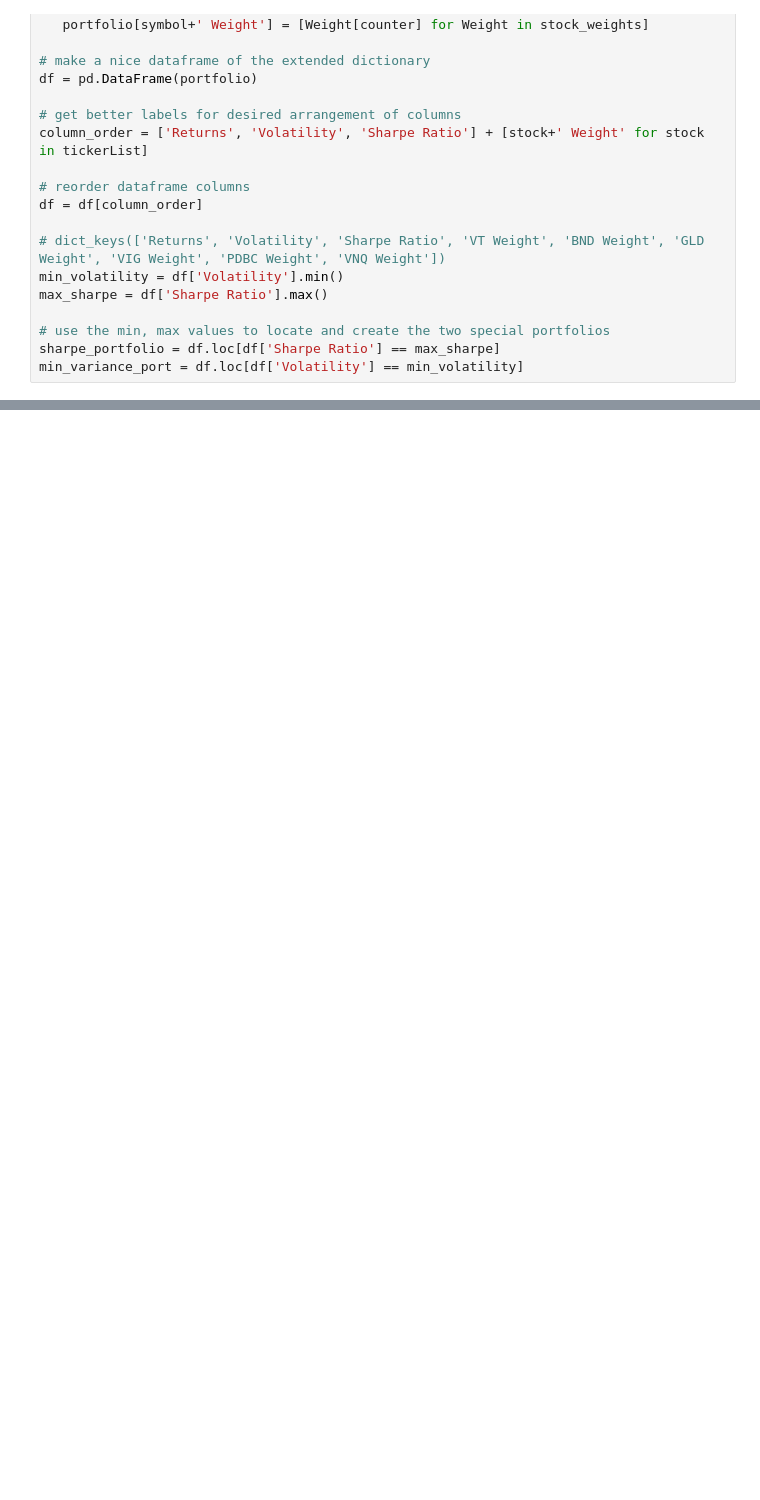
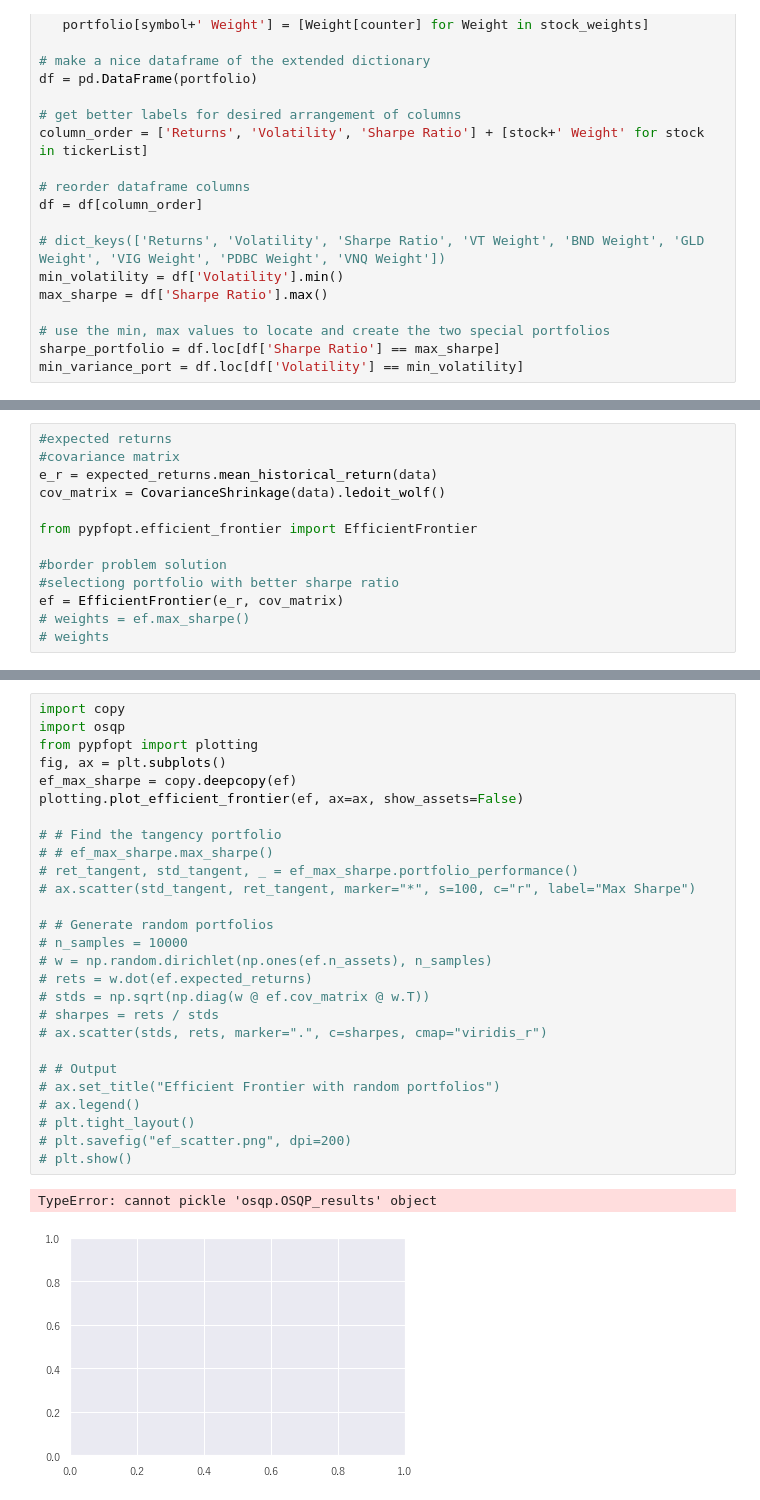
Before and after one commit to jyonsi/mycollection, a Jupyter notebook: my_effienct_frontier.ipynb, the cells around one changed output, grey strips where cells are left out. Saved outputs shown, nothing was run; the diff lists cells and outputs as text; blank space fills up the shorter version.

```diff
--- a/my_effienct_frontier.ipynb
+++ b/my_effienct_frontier.ipynb
@@ -150,0 +203,13 @@ sns.heatmap(data.corr(),annot=True, fmt="1.1f")
+# %%
+#expected returns
+#covariance matrix
+e_r = expected_returns.mean_historical_return(data)
+cov_matrix = CovarianceShrinkage(data).ledoit_wolf()
+
+from pypfopt.efficient_frontier import EfficientFrontier
+
+#border problem solution
+#selectiong portfolio with better sharpe ratio
+ef = EfficientFrontier(e_r, cov_matrix)
+# weights = ef.max_sharpe()
+# weights
@@ -150,0 +228,30 @@ sns.heatmap(data.corr(),annot=True, fmt="1.1f")
+# %%
+import copy
+import osqp
+from pypfopt import plotting
+fig, ax = plt.subplots()
+ef_max_sharpe = copy.deepcopy(ef)
+plotting.plot_efficient_frontier(ef, ax=ax, show_assets=False)
+
+# # Find the tangency portfolio
+# # ef_max_sharpe.max_sharpe()
+# ret_tangent, std_tangent, _ = ef_max_sharpe.portfolio_performance()
+# ax.scatter(std_tangent, ret_tangent, marker="*", s=100, c="r", label="Max Sharpe")
+
+# # Generate random portfolios
+# n_samples = 10000
+# w = np.random.dirichlet(np.ones(ef.n_assets), n_samples)
+# rets = w.dot(ef.expected_returns)
+# stds = np.sqrt(np.diag(w @ ef.cov_matrix @ w.T))
+# sharpes = rets / stds
+# ax.scatter(stds, rets, marker=".", c=sharpes, cmap="viridis_r")
+
+# # Output
+# ax.set_title("Efficient Frontier with random portfolios")
+# ax.legend()
+# plt.tight_layout()
+# plt.savefig("ef_scatter.png", dpi=200)
+# plt.show()
+# %% [output]
+TypeError: cannot pickle 'osqp.OSQP_results' object
+[figure, added]
```
Also changed, not shown: parts of 9 cells of this notebook.
